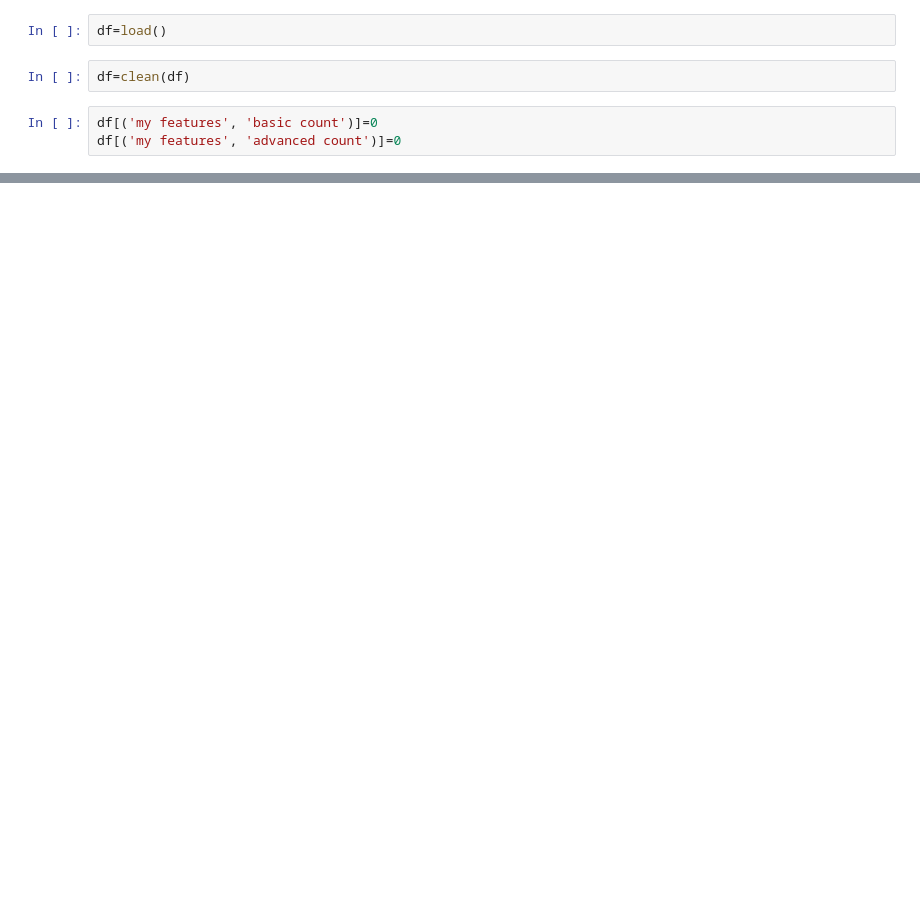
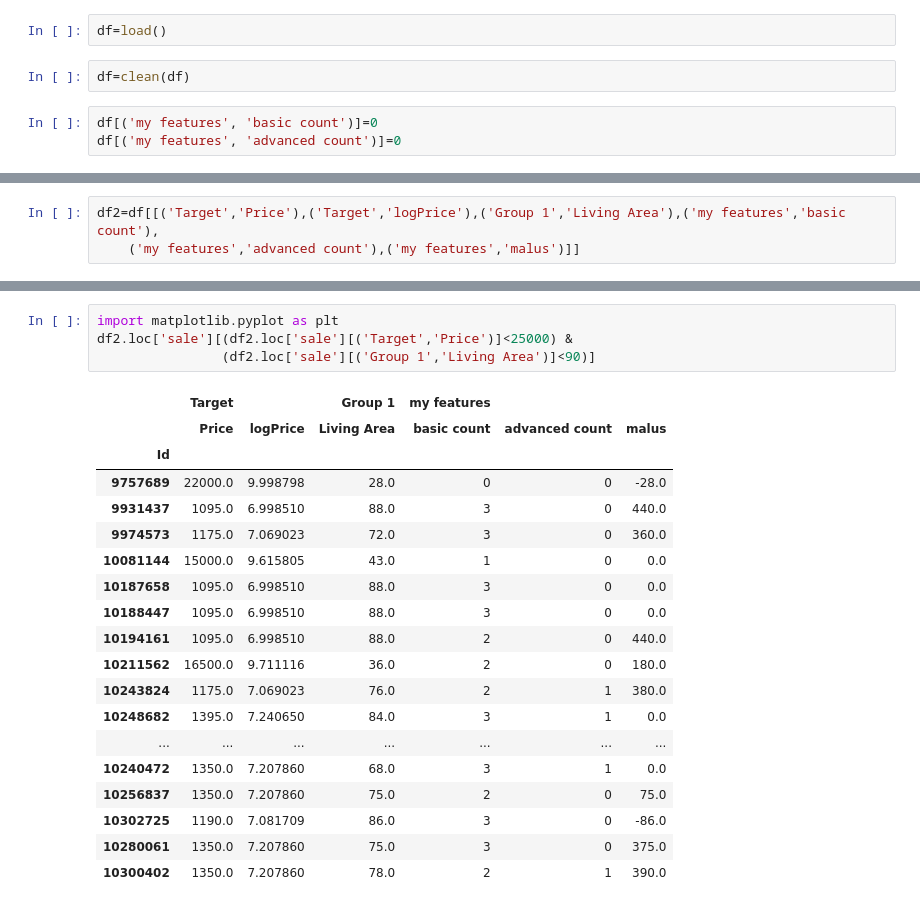
Before and after one commit to dimiphoton/BeCode-real-estate-ML-cookiecutter, a Jupyter notebook: src/TEST NOTEBOOK.ipynb, the cells around one changed output, grey strips where cells are left out. Saved outputs shown, nothing was run; the diff lists cells and outputs as text; blank space fills up the shorter version.

```diff
--- a/src/TEST NOTEBOOK.ipynb
+++ b/src/TEST NOTEBOOK.ipynb
@@ -47,0 +59,3 @@ df = df.assign(new_column=df['column1'] * df['column2'])
+# %%
+df2=df[[('Target','Price'),('Target','logPrice'),('Group 1','Living Area'),('my features','basic count'),
+    ('my features','advanced count'),('my features','malus')]]
@@ -47,0 +96,24 @@ df = df.assign(new_column=df['column1'] * df['column2'])
+# %%
+import matplotlib.pyplot as plt
+df2.loc['sale'][(df2.loc['sale'][('Target','Price')]<25000) &
+                (df2.loc['sale'][('Group 1','Living Area')]<90)]
+# %% [output]
+|  | Target |  | Group 1 | my features |  |  |
+|  | Price | logPrice | Living Area | basic count | advanced count | malus |
+| Id |  |  |  |  |  |  |
+| 9757689 | 22000.0 | 9.998798 | 28.0 | 0 | 0 | -28.0 |
+| 9931437 | 1095.0 | 6.998510 | 88.0 | 3 | 0 | 440.0 |
+| 9974573 | 1175.0 | 7.069023 | 72.0 | 3 | 0 | 360.0 |
+| 10081144 | 15000.0 | 9.615805 | 43.0 | 1 | 0 | 0.0 |
+| 10187658 | 1095.0 | 6.998510 | 88.0 | 3 | 0 | 0.0 |
+| 10188447 | 1095.0 | 6.998510 | 88.0 | 3 | 0 | 0.0 |
+| 10194161 | 1095.0 | 6.998510 | 88.0 | 2 | 0 | 440.0 |
+| 10211562 | 16500.0 | 9.711116 | 36.0 | 2 | 0 | 180.0 |
+| 10243824 | 1175.0 | 7.069023 | 76.0 | 2 | 1 | 380.0 |
+| 10248682 | 1395.0 | 7.240650 | 84.0 | 3 | 1 | 0.0 |
+| ... | ... | ... | ... | ... | ... | ... |
+| 10240472 | 1350.0 | 7.207860 | 68.0 | 3 | 1 | 0.0 |
+| 10256837 | 1350.0 | 7.207860 | 75.0 | 2 | 0 | 75.0 |
+| 10302725 | 1190.0 | 7.081709 | 86.0 | 3 | 0 | -86.0 |
+| 10280061 | 1350.0 | 7.207860 | 75.0 | 3 | 0 | 375.0 |
+| 10300402 | 1350.0 | 7.207860 | 78.0 | 2 | 1 | 390.0 |
```
Also changed, not shown: parts of 17 cells of this notebook, 3 other files.
